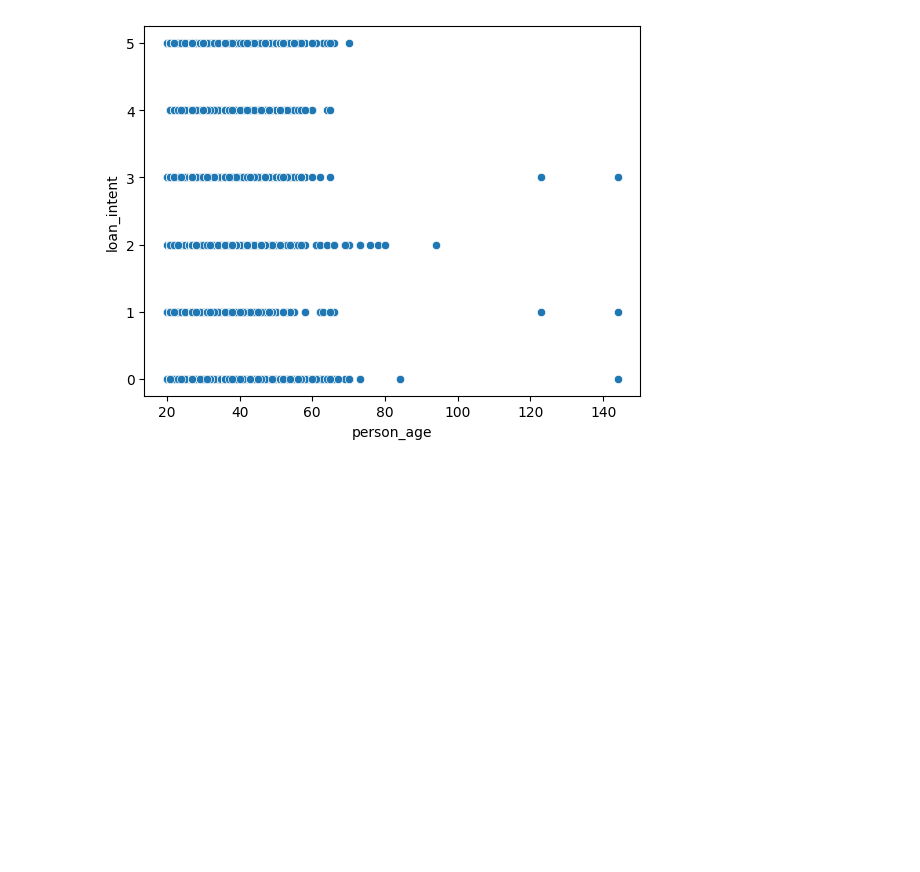
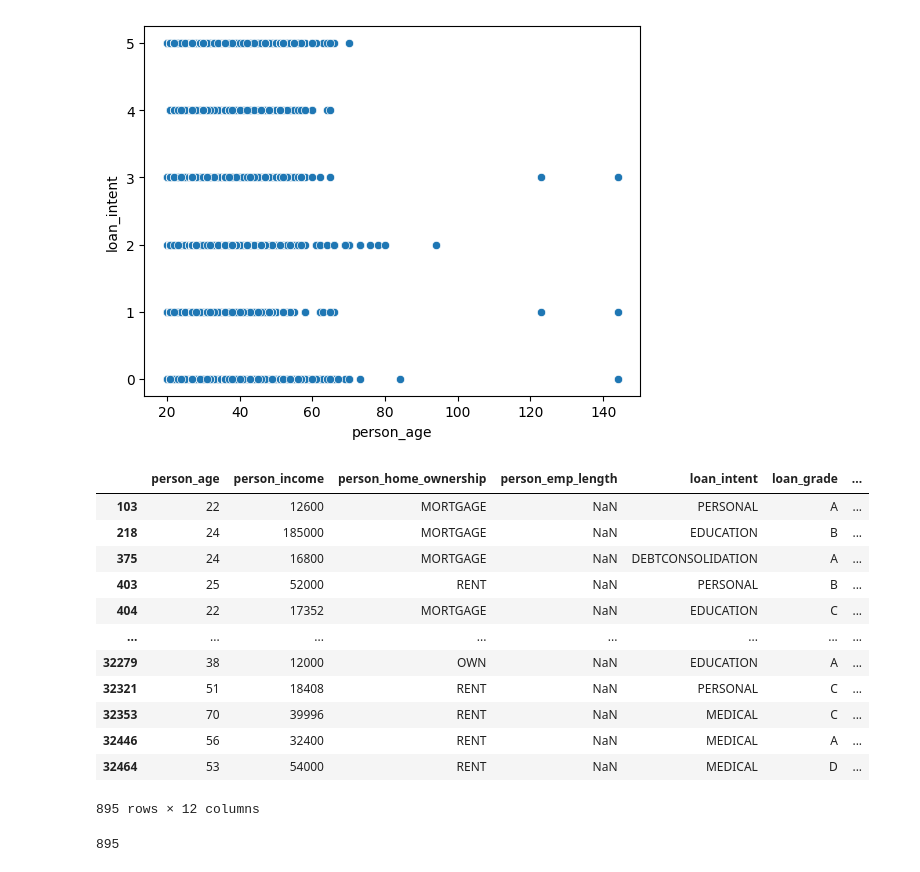
Before and after one commit to CarlosIrigoyen/Predicci-n-de-Riesgo-Crediticio, a Jupyter notebook: tpfinal.ipynb, the cells around one changed output. Cells and saved outputs as stored; diff of their text form; code cells hidden in the pictures; blank space fills up the shorter version.

Commit message:
se elimanoron outliers y se detectatron valores nulos en loan_int_rate

```diff
--- a/tpfinal.ipynb
+++ b/tpfinal.ipynb
@@ -272,3 +272,30 @@ sns.scatterplot(x=df['person_age'], y=df['loan_intent'], data=df)
 # %% [output]
 <Axes: xlabel='person_age', ylabel='loan_intent'>
 [figure]
+# %%
+# Eliminar Outliers
+df = df.loc[~((df['person_age'] == 123) | (df['person_age'] == 144) | (df['person_emp_length'] == 123))]
+df = df.reset_index(drop=True)
+# %%
+# Detectar valores nulos de la columna person_emp_length
+column = 'person_emp_length'
+null_values = df[df[column].isnull()]
+display(null_values)
+
+null_values_in_column = df[column].isnull()
+display(null_values_in_column.sum())
+# %% [output]
+|  | person_age | person_income | person_home_ownership | person_emp_length | loan_intent | loan_grade | ... |
+| 103 | 22 | 12600 | MORTGAGE | NaN | PERSONAL | A | ... |
+| 218 | 24 | 185000 | MORTGAGE | NaN | EDUCATION | B | ... |
+| 375 | 24 | 16800 | MORTGAGE | NaN | DEBTCONSOLIDATION | A | ... |
+| 403 | 25 | 52000 | RENT | NaN | PERSONAL | B | ... |
+| 404 | 22 | 17352 | MORTGAGE | NaN | EDUCATION | C | ... |
+| ... | ... | ... | ... | ... | ... | ... | ... |
+| 32279 | 38 | 12000 | OWN | NaN | EDUCATION | A | ... |
+| 32321 | 51 | 18408 | RENT | NaN | PERSONAL | C | ... |
+| 32353 | 70 | 39996 | RENT | NaN | MEDICAL | C | ... |
+| 32446 | 56 | 32400 | RENT | NaN | MEDICAL | A | ... |
+| 32464 | 53 | 54000 | RENT | NaN | MEDICAL | D | ... |
+895 rows × 12 columns
+895
```
Also changed, not shown: parts of 2 cells of this notebook, 2 other files.
